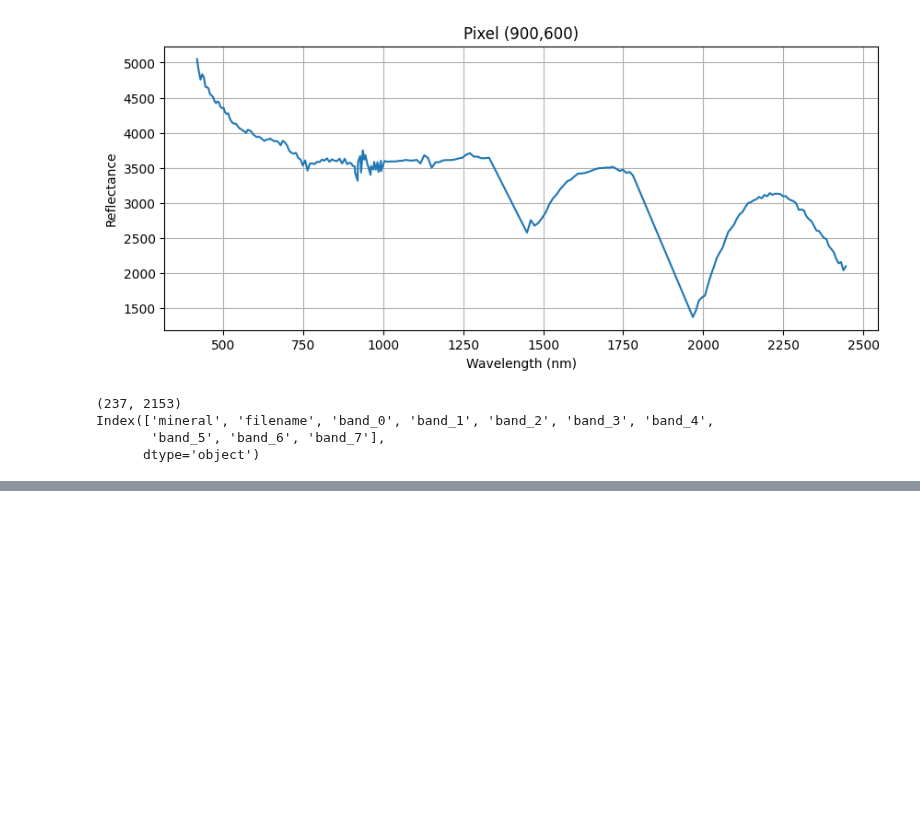
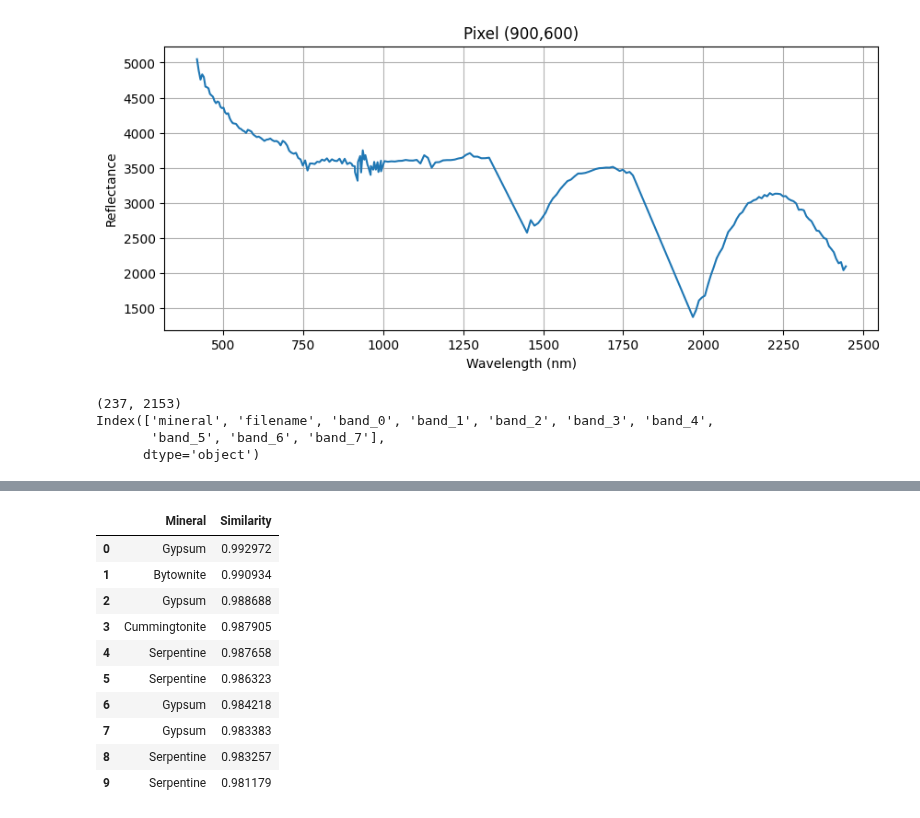
Before and after one commit to ECOMINE-IN/Geomind, a Jupyter notebook: notebooks/04_hyperspectral.ipynb, the cells around one changed output, grey strips where cells are left out. Drawn from its saved outputs; the diff is of its cells as text; code cells hidden in the pictures; blank space fills up the shorter version.

```diff
--- a/notebooks/04_hyperspectral.ipynb
+++ b/notebooks/04_hyperspectral.ipynb
@@ -462,0 +660,35 @@ Index(['mineral', 'filename', 'band_0', 'band_1', 'band_2', 'band_3', 'band_4',
+# %%
+from scipy.interpolate import interp1d
+from sklearn.metrics.pairwise import cosine_similarity
+
+results = []
+
+for i in range(len(usgs)):
+
+    mineral = usgs.iloc[i]["mineral"]
+
+    usgs_spec = usgs.iloc[i, 2:].values.astype(float)
+
+    interp_func = interp1d(
+        usgs_wavelengths,
+        usgs_spec,
+        bounds_error=False,
+        fill_value="extrapolate"
+    )
+
+    usgs_resampled = interp_func(enmap_wavelengths)
+
+    score = cosine_similarity(
+        enmap_spec.reshape(1,-1),
+        usgs_resampled.reshape(1,-1)
+    )[0][0]
+
+    results.append((mineral, score))
+# %%
+results = sorted(
+    results,
+    key=lambda x: x[1],
+    reverse=True
+)
+
+results[:10]
@@ -462,0 +706,21 @@ Index(['mineral', 'filename', 'band_0', 'band_1', 'band_2', 'band_3', 'band_4',
+# %%
+import pandas as pd
+
+top10 = pd.DataFrame(
+    results,
+    columns=["Mineral","Similarity"]
+)
+
+top10.head(10)
+# %% [output]
+|  | Mineral | Similarity |
+| 0 | Gypsum | 0.992972 |
+| 1 | Bytownite | 0.990934 |
+| 2 | Gypsum | 0.988688 |
+| 3 | Cummingtonite | 0.987905 |
+| 4 | Serpentine | 0.987658 |
+| 5 | Serpentine | 0.986323 |
+| 6 | Gypsum | 0.984218 |
+| 7 | Gypsum | 0.983383 |
+| 8 | Serpentine | 0.983257 |
+| 9 | Serpentine | 0.981179 |
```
Also changed, not shown: parts of 15 cells of this notebook.
